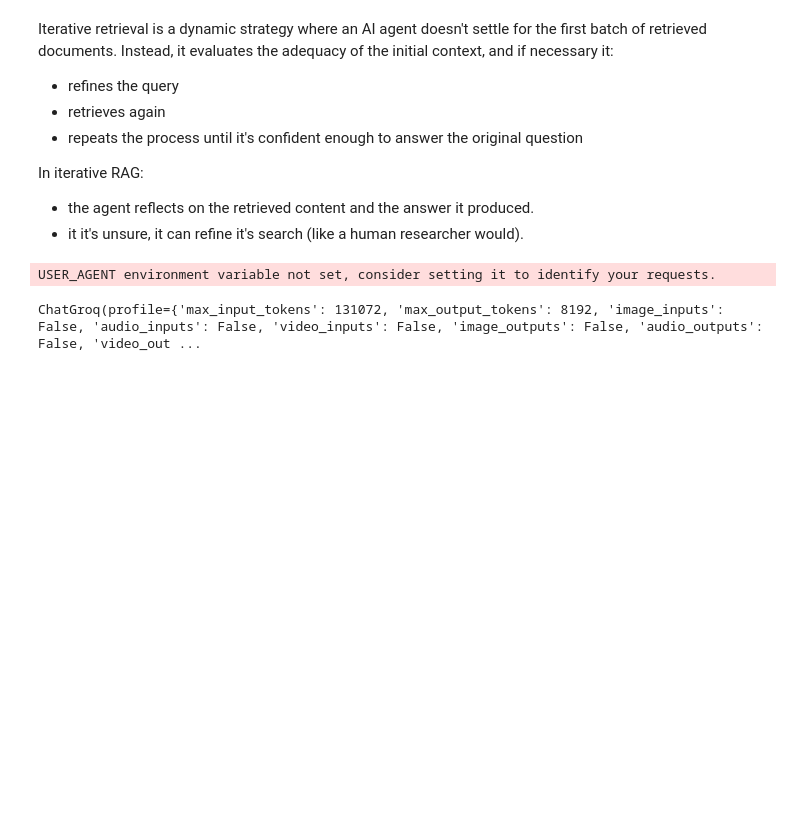
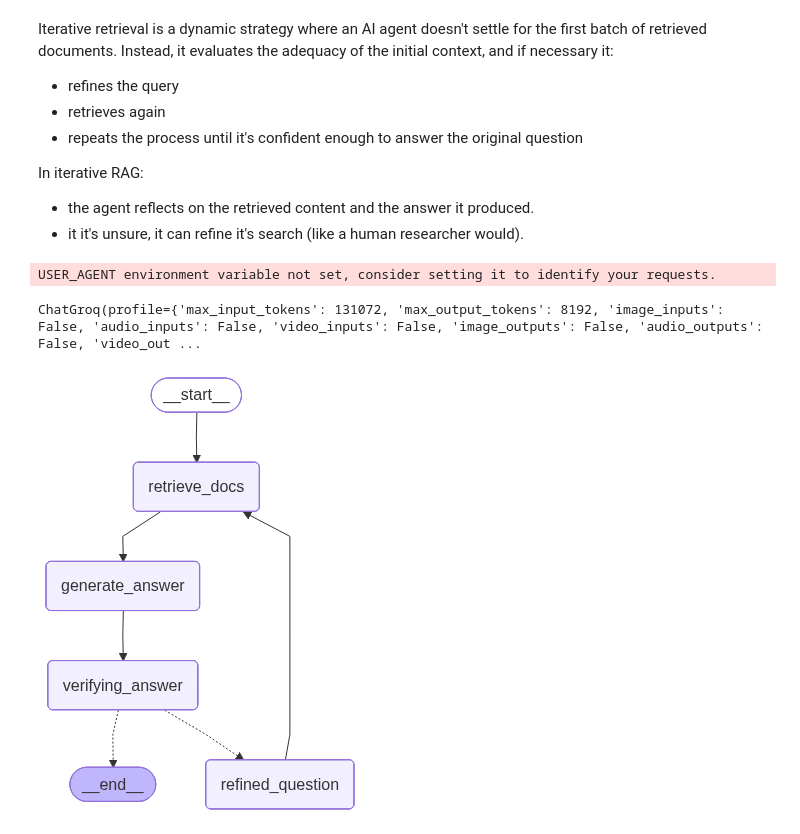
Before and after one commit to NarnindiMounica/RAGs_IN_DEPTH, a Jupyter notebook: Agentic RAG/iterative_retrieval_with_self_reflection.ipynb, the cells around one changed output. Drawn from its saved outputs; the diff is of its cells as text; code cells hidden in the pictures; blank space fills up the shorter version.

Commit message:
iterative self reflection rag working model

```diff
--- a/Agentic RAG/iterative_retrieval_with_self_reflection.ipynb
+++ b/Agentic RAG/iterative_retrieval_with_self_reflection.ipynb
@@ -81,0 +104,22 @@ from langchain.agents
+# %%
+#defining graph workflow
+
+from langgraph.graph import StateGraph, START, END
+
+graph= StateGraph(IterativeRAGState)
+
+graph.add_node("retrieve_docs", retrieve_docs)
+graph.add_node("generate_answer", generate_answer)
+graph.add_node("verifying_answer", verifying_answer)
+graph.add_node("refined_question", refined_question)
+
+graph.add_edge(START, "retrieve_docs")
+graph.add_edge("retrieve_docs", "generate_answer")
+graph.add_edge("generate_answer", "verifying_answer")
+graph.add_conditional_edges("verifying_answer", lambda s: END if s.verified or s.attempts >= 2 else "refined_question",
+                            {END: END, "refined_question": "refined_question"} )
+graph.add_edge("refined_question", "retrieve_docs")
+graph_builder = graph.compile()
+graph_builder
+# %% [output]
+[figure, added]
```
Also changed, not shown: parts of 3 cells of this notebook.
